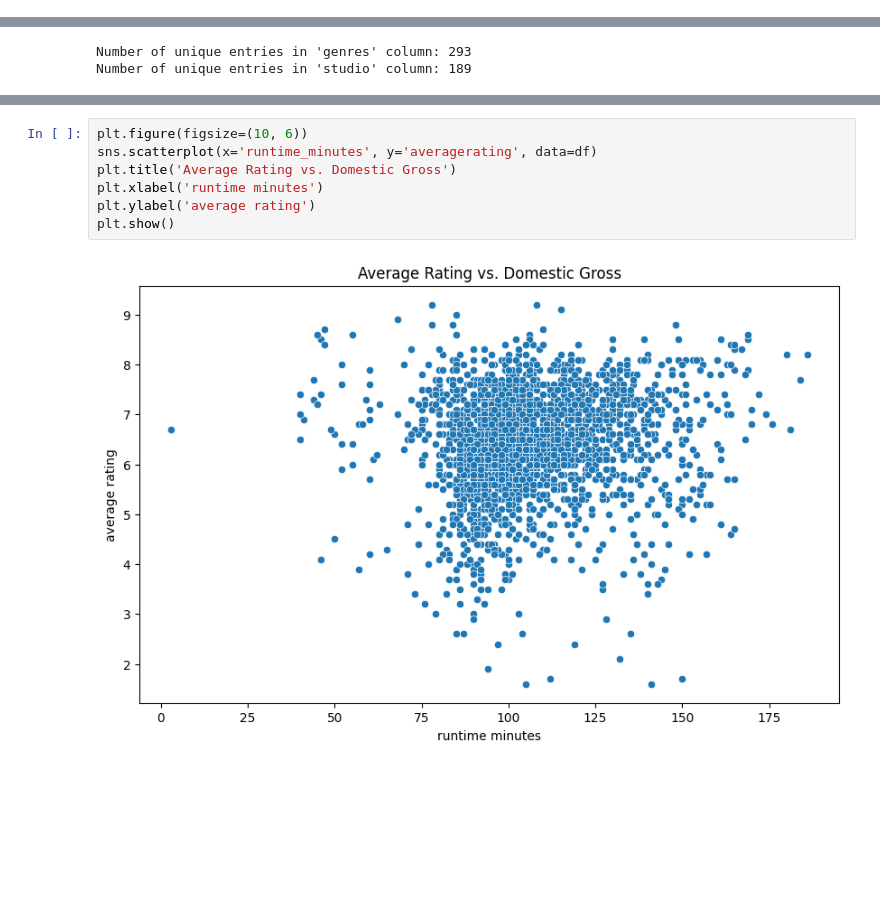
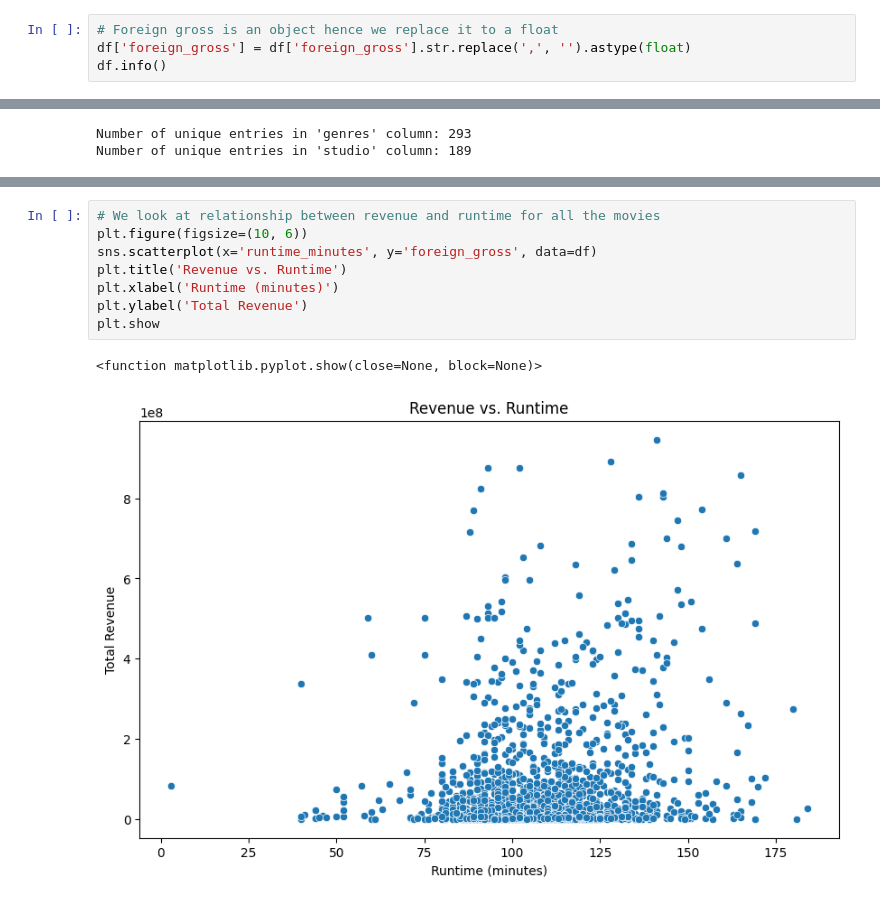
Before and after one commit to vmicheni123/dsc-dictionaries-lab, a Jupyter notebook: Valerian_Project.ipynb, the cells around one changed output, grey strips where cells are left out. Saved outputs shown, nothing was run; the diff lists cells and outputs as text; blank space fills up the shorter version.

```diff
--- a/Valerian_Project.ipynb
+++ b/Valerian_Project.ipynb
@@ -192,0 +187,4 @@ plt.show()
+# %%
+# Foreign gross is an object hence we replace it to a float
+df['foreign_gross'] = df['foreign_gross'].str.replace(',', '').astype(float)
+df.info()
@@ -220,9 +355,11 @@ plt.show
 # %%
+# We look at relationship between revenue and runtime for all the movies
 plt.figure(figsize=(10, 6))
-sns.scatterplot(x='runtime_minutes', y='averagerating', data=df)
-plt.title('Average Rating vs. Domestic Gross')
-plt.xlabel('runtime minutes')
-plt.ylabel('average rating')
-plt.show()
+sns.scatterplot(x='runtime_minutes', y='foreign_gross', data=df)
+plt.title('Revenue vs. Runtime')
+plt.xlabel('Runtime (minutes)')
+plt.ylabel('Total Revenue')
+plt.show
 # %% [output]
+<function matplotlib.pyplot.show(close=None, block=None)>
-[figure, old version]
+[figure, new version]
```
Also changed, not shown: parts of 26 cells of this notebook.
